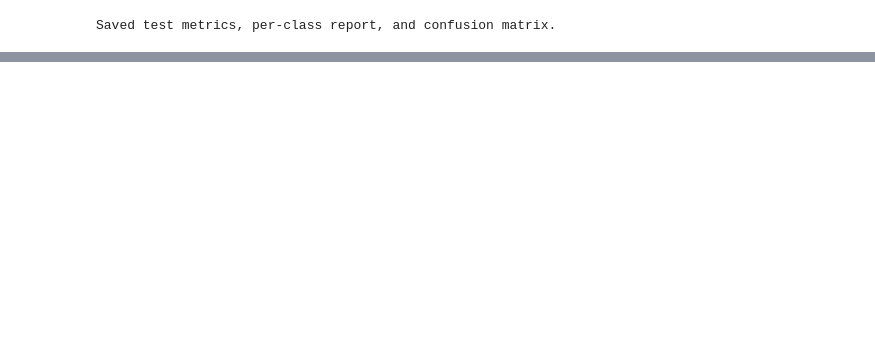
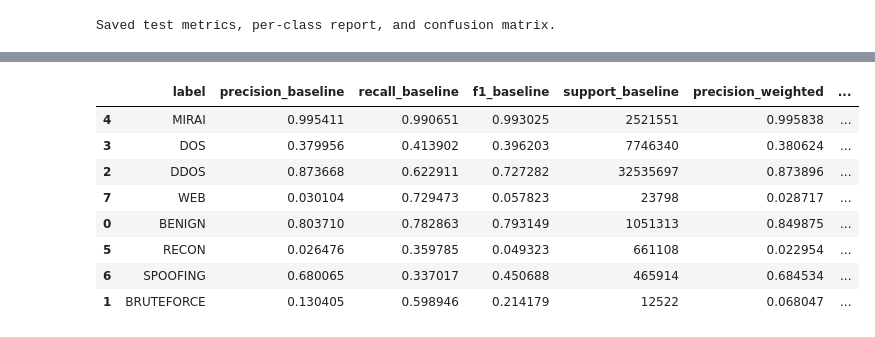
Before and after one commit to JacobAdams54/cic_iot_2023_analysis, a Jupyter notebook: notebooks/01.8_xgboost_baseline.ipynb, the cells around one changed output, grey strips where cells are left out. Cells and saved outputs as stored; diff of their text form; code cells hidden in the pictures; blank space fills up the shorter version.

Commit message:
report2

```diff
--- a/notebooks/01.8_xgboost_baseline.ipynb
+++ b/notebooks/01.8_xgboost_baseline.ipynb
@@ -596,0 +820,73 @@ Saved test metrics, per-class report, and confusion matrix.
+# %%
+weighted_cm = np.zeros((len(class_names), len(class_names)), dtype=np.int64)
+weighted_dropped_missing = 0
+weighted_seen_rows = 0
+
+for chunk in iter_test_chunks(test_files, FEATURE_COLUMNS, chunksize=250_000):
+    valid = chunk[TARGET_COL].notna() & chunk[TARGET_COL].isin(class_names)
+    weighted_dropped_missing += (~valid).sum()
+
+    chunk = chunk.loc[valid].copy()
+    if len(chunk) == 0:
+        continue
+
+    X_chunk = chunk[FEATURE_COLUMNS].astype("float32")
+    y_true = chunk[TARGET_COL].map(label_to_id).to_numpy(dtype=np.int32)
+    y_pred = weighted_model.predict(X_chunk).astype(np.int32)
+
+    np.add.at(weighted_cm, (y_true, y_pred), 1)
+    weighted_seen_rows += len(chunk)
+
+print("Weighted model evaluated test rows:", weighted_seen_rows)
+print("Weighted model dropped unlabeled/invalid test rows:", weighted_dropped_missing)
+
+weighted_test_acc, weighted_test_macro_f1, weighted_test_weighted_f1, weighted_test_per_class = metrics_from_confusion_matrix(weighted_cm)
+
+print("Weighted test accuracy:", weighted_test_acc)
+print("Weighted test macro F1:", weighted_test_macro_f1)
+print("Weighted test weighted F1:", weighted_test_weighted_f1)
+
+test_report_baseline = pd.read_csv(test_report_path)
+if "f1-score" in test_report_baseline.columns and "f1" not in test_report_baseline.columns:
+    test_report_baseline = test_report_baseline.rename(columns={"f1-score": "f1"})
+
+test_report_baseline = test_report_baseline[test_report_baseline["label"].isin(class_names)].copy()
+weighted_test_report = weighted_test_per_class.copy()
+
+weighted_test_report_path = MODEL_DIR / "xgb_8class_weighted_test_per_class.csv"
+weighted_test_cm_path = MODEL_DIR / "xgb_8class_weighted_test_confusion_matrix.csv"
+weighted_test_metrics_path = MODEL_DIR / "xgb_8class_weighted_test_metrics.json"
+
+weighted_test_report.to_csv(weighted_test_report_path, index=False)
+weighted_cm_df = pd.DataFrame(
+    weighted_cm,
+    index=[id_to_label[i] for i in range(len(class_names))],
+    columns=[id_to_label[i] for i in range(len(class_names))],
+)
+weighted_cm_df.to_csv(weighted_test_cm_path)
+
+weighted_test_metrics = {
+    "test_accuracy": float(weighted_test_acc),
+    "test_macro_f1": float(weighted_test_macro_f1),
+    "test_weighted_f1": float(weighted_test_weighted_f1),
+    "evaluated_test_rows": int(weighted_seen_rows),
+    "dropped_unlabeled_or_invalid_rows": int(weighted_dropped_missing),
+}
+with open(weighted_test_metrics_path, "w") as f:
+    json.dump(weighted_test_metrics, f, indent=2)
+
+print(f"Saved weighted test report to {weighted_test_report_path}")
+print(f"Saved weighted test confusion matrix to {weighted_test_cm_path}")
+print(f"Saved weighted test metrics to {weighted_test_metrics_path}")
+
+weighted_compare = test_report_baseline.merge(
+    weighted_test_report,
+    on="label",
+    suffixes=("_baseline", "_weighted"),
+)
+weighted_compare["f1_delta"] = weighted_compare["f1_weighted"] - weighted_compare["f1_baseline"]
+weighted_compare = weighted_compare.sort_values("f1_delta", ascending=False)
+
+print("Baseline vs weighted holdout per-class comparison:")
+display(weighted_compare)
+# %% [output]
@@ -596,0 +902,9 @@ Saved test metrics, per-class report, and confusion matrix.
+|  | label | precision_baseline | recall_baseline | f1_baseline | support_baseline | precision_weighted | ... |
+| 4 | MIRAI | 0.995411 | 0.990651 | 0.993025 | 2521551 | 0.995838 | ... |
+| 3 | DOS | 0.379956 | 0.413902 | 0.396203 | 7746340 | 0.380624 | ... |
+| 2 | DDOS | 0.873668 | 0.622911 | 0.727282 | 32535697 | 0.873896 | ... |
+| 7 | WEB | 0.030104 | 0.729473 | 0.057823 | 23798 | 0.028717 | ... |
+| 0 | BENIGN | 0.803710 | 0.782863 | 0.793149 | 1051313 | 0.849875 | ... |
+| 5 | RECON | 0.026476 | 0.359785 | 0.049323 | 661108 | 0.022954 | ... |
+| 6 | SPOOFING | 0.680065 | 0.337017 | 0.450688 | 465914 | 0.684534 | ... |
+| 1 | BRUTEFORCE | 0.130405 | 0.598946 | 0.214179 | 12522 | 0.068047 | ... |
```
Also changed, not shown: parts of 9 cells of this notebook, 18 other files.
